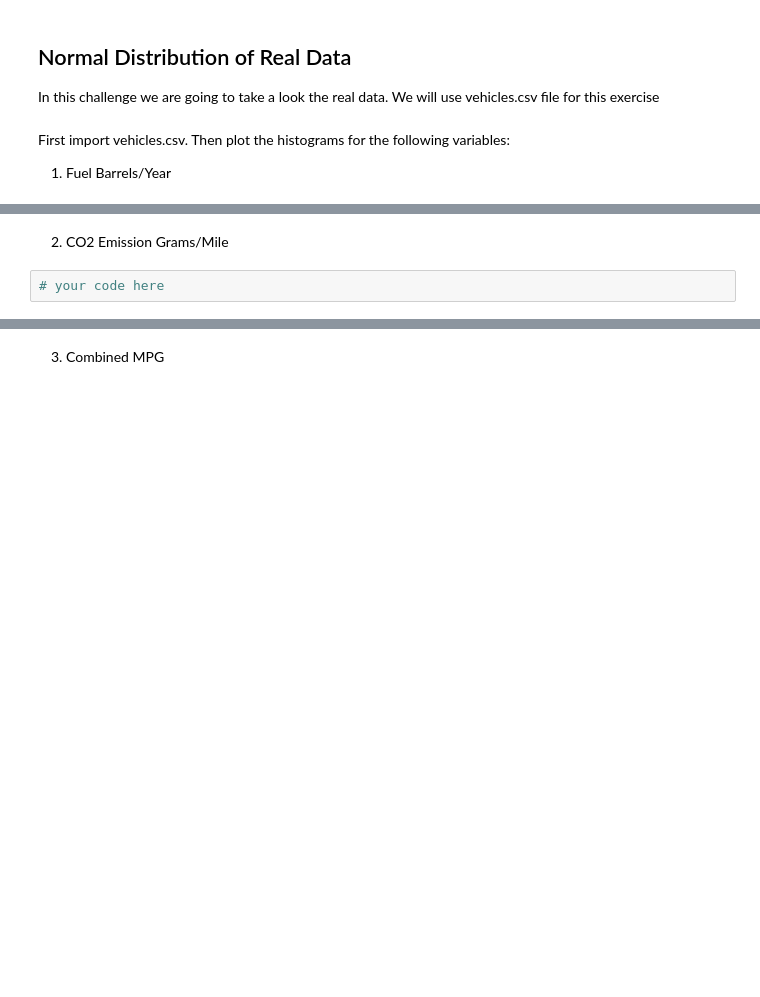
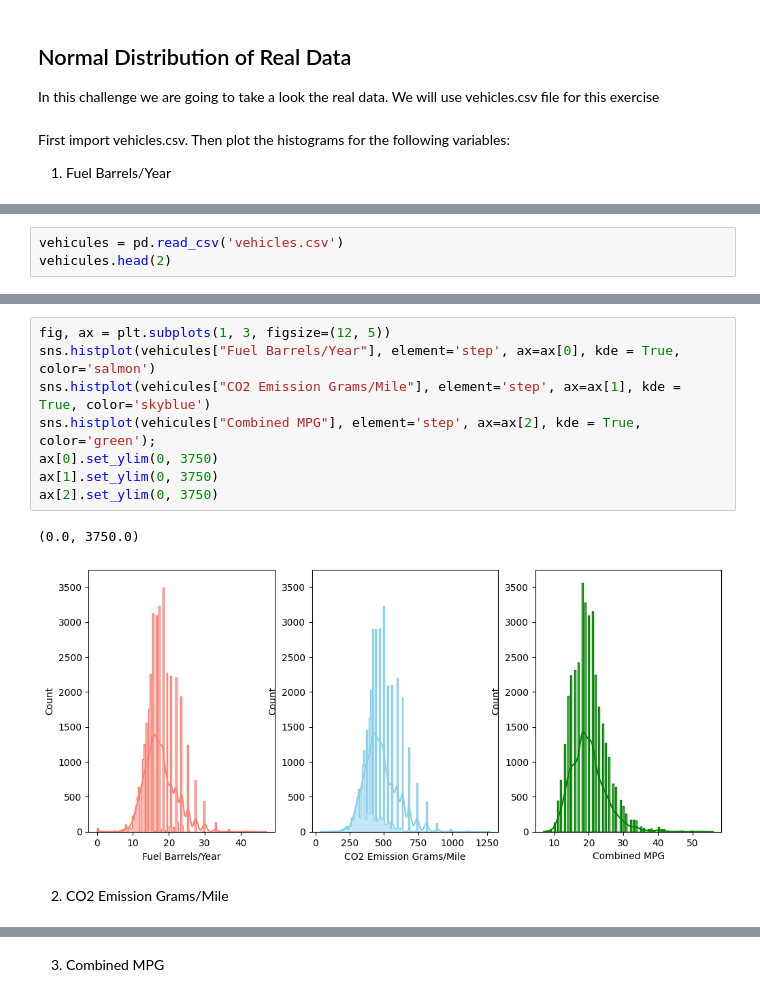
Before and after one commit to Ironhack-Data-Madrid-Octubre-2023/6.1-lab_continuous_probability_distributions, a Jupyter notebook: your-code/main.ipynb, the cells around one changed output, grey strips where cells are left out. Cells and saved outputs as stored; diff of their text form; blank space fills up the shorter version.

```diff
--- a/your-code/main.ipynb
+++ b/your-code/main.ipynb
@@ -97,0 +178,3 @@ Then plot the histograms for the following variables:
+# %%
+vehicules = pd.read_csv('vehicles.csv')
+vehicules.head(2)
@@ -98,4 +185,13 @@ Then plot the histograms for the following variables:
+# %%
+fig, ax = plt.subplots(1, 3, figsize=(12, 5))
+sns.histplot(vehicules["Fuel Barrels/Year"], element='step', ax=ax[0], kde = True, color='salmon')
+sns.histplot(vehicules["CO2 Emission Grams/Mile"], element='step', ax=ax[1], kde = True, color='skyblue')
+sns.histplot(vehicules["Combined MPG"], element='step', ax=ax[2], kde = True, color='green');
+ax[0].set_ylim(0, 3750)
+ax[1].set_ylim(0, 3750)
+ax[2].set_ylim(0, 3750)
+# %% [output]
+(0.0, 3750.0)
+[figure, added]
 # %% [markdown]
 2. CO2 Emission Grams/Mile
-# %%
-# your code here
```
Also changed, not shown: parts of 34 cells of this notebook.
